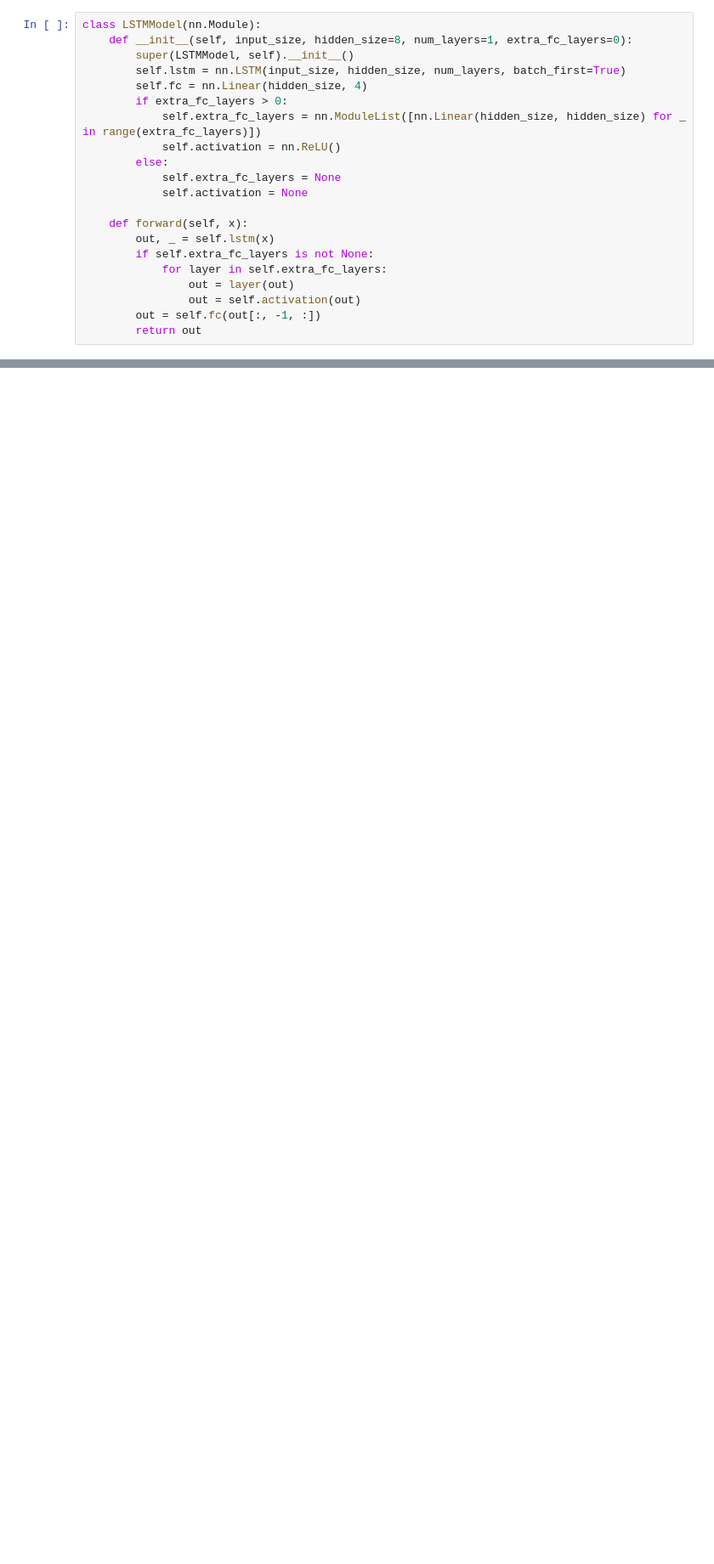
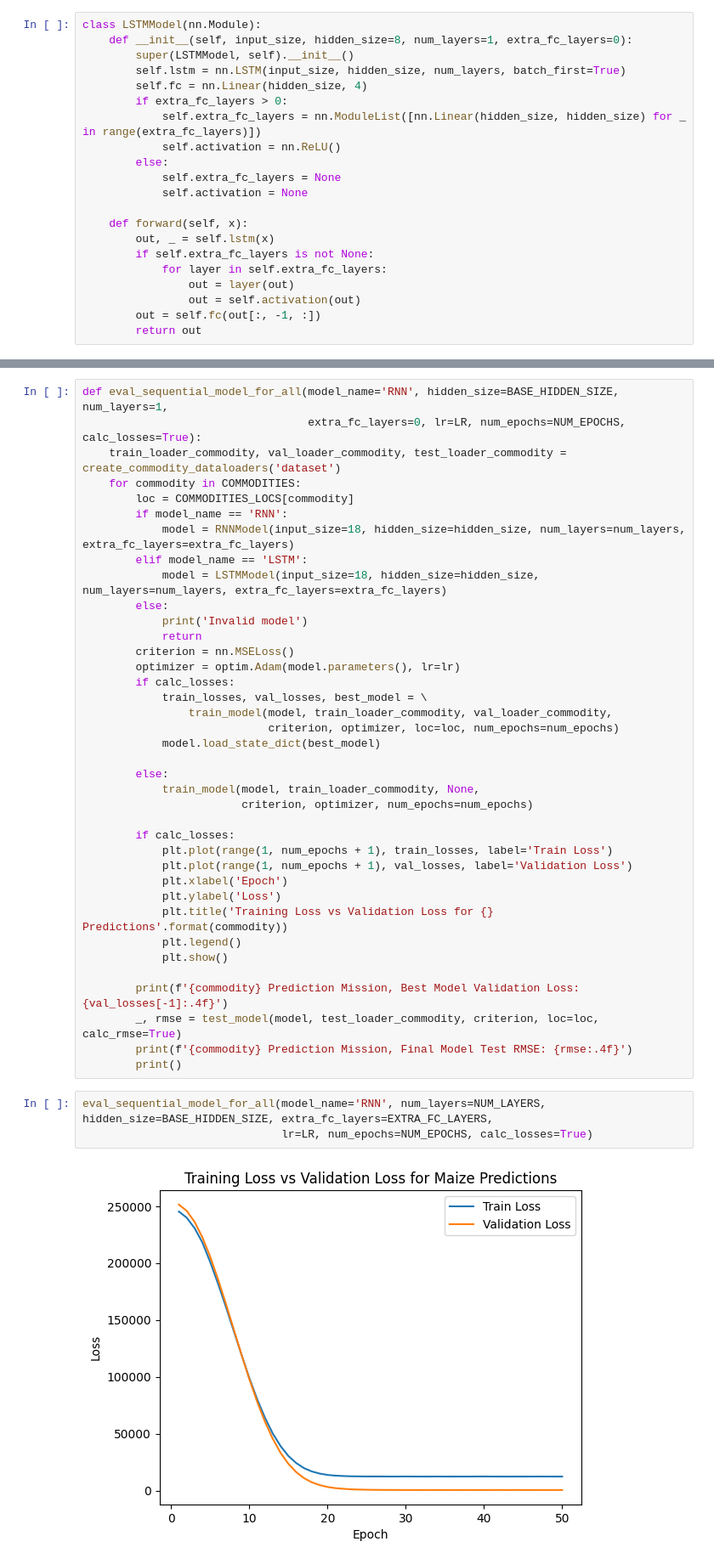
Before and after one commit to ireinman/Fintech, a Jupyter notebook: deep_sequential.ipynb, the cells around one changed output, grey strips where cells are left out. Shown: that part at 85% size. Saved outputs shown, nothing was run; the diff lists cells and outputs as text; blank space fills up the shorter version.

```diff
--- a/deep_sequential.ipynb
+++ b/deep_sequential.ipynb
@@ -221,0 +219,43 @@ Soybeans Final Model RMSE: 58.6074
+# %%
+def eval_sequential_model_for_all(model_name='RNN', hidden_size=BASE_HIDDEN_SIZE, num_layers=1,
+                                  extra_fc_layers=0, lr=LR, num_epochs=NUM_EPOCHS, calc_losses=True):
+    train_loader_commodity, val_loader_commodity, test_loader_commodity = create_commodity_dataloaders('dataset')
+    for commodity in COMMODITIES:
+        loc = COMMODITIES_LOCS[commodity]
+        if model_name == 'RNN':
+            model = RNNModel(input_size=18, hidden_size=hidden_size, num_layers=num_layers, extra_fc_layers=extra_fc_layers)
+        elif model_name == 'LSTM':
+            model = LSTMModel(input_size=18, hidden_size=hidden_size, num_layers=num_layers, extra_fc_layers=extra_fc_layers)
+        else:
+            print('Invalid model')
+            return
+        criterion = nn.MSELoss()
+        optimizer = optim.Adam(model.parameters(), lr=lr)
+        if calc_losses:
+            train_losses, val_losses, best_model = \
+                train_model(model, train_loader_commodity, val_loader_commodity,
+                            criterion, optimizer, loc=loc, num_epochs=num_epochs)
+            model.load_state_dict(best_model)
+
+        else:
+            train_model(model, train_loader_commodity, None,
+                        criterion, optimizer, num_epochs=num_epochs)
+
+        if calc_losses:
+            plt.plot(range(1, num_epochs + 1), train_losses, label='Train Loss')
+            plt.plot(range(1, num_epochs + 1), val_losses, label='Validation Loss')
+            plt.xlabel('Epoch')
+            plt.ylabel('Loss')
+            plt.title('Training Loss vs Validation Loss for {} Predictions'.format(commodity))
+            plt.legend()
+            plt.show()
+
+        print(f'{commodity} Prediction Mission, Best Model Validation Loss: {val_losses[-1]:.4f}')
+        _, rmse = test_model(model, test_loader_commodity, criterion, loc=loc, calc_rmse=True)
+        print(f'{commodity} Prediction Mission, Final Model Test RMSE: {rmse:.4f}')
+        print()
+# %%
+eval_sequential_model_for_all(model_name='RNN', num_layers=NUM_LAYERS, hidden_size=BASE_HIDDEN_SIZE, extra_fc_layers=EXTRA_FC_LAYERS,
+                              lr=LR, num_epochs=NUM_EPOCHS, calc_losses=True)
+# %% [output]
+[figure, added]
```
Also changed, not shown: parts of 10 cells of this notebook, 2 other files.
